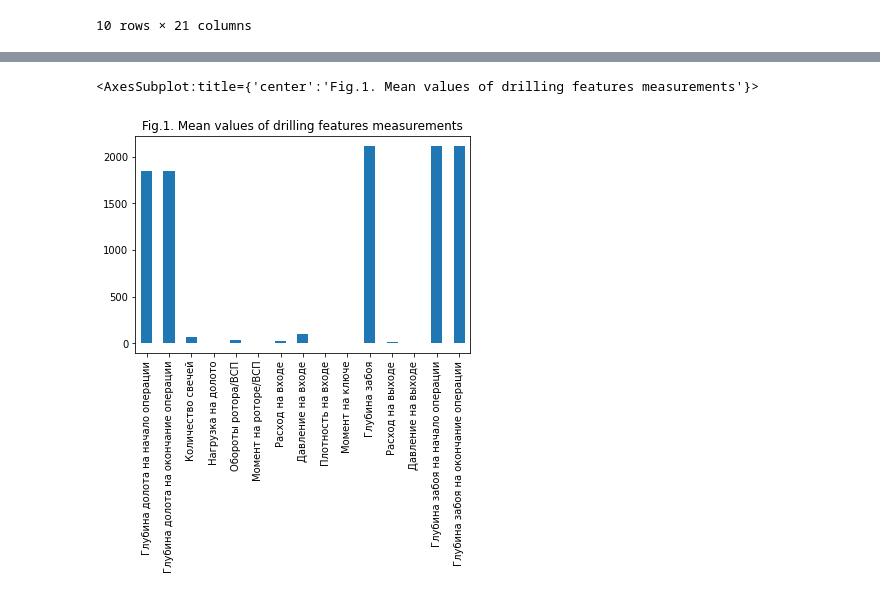
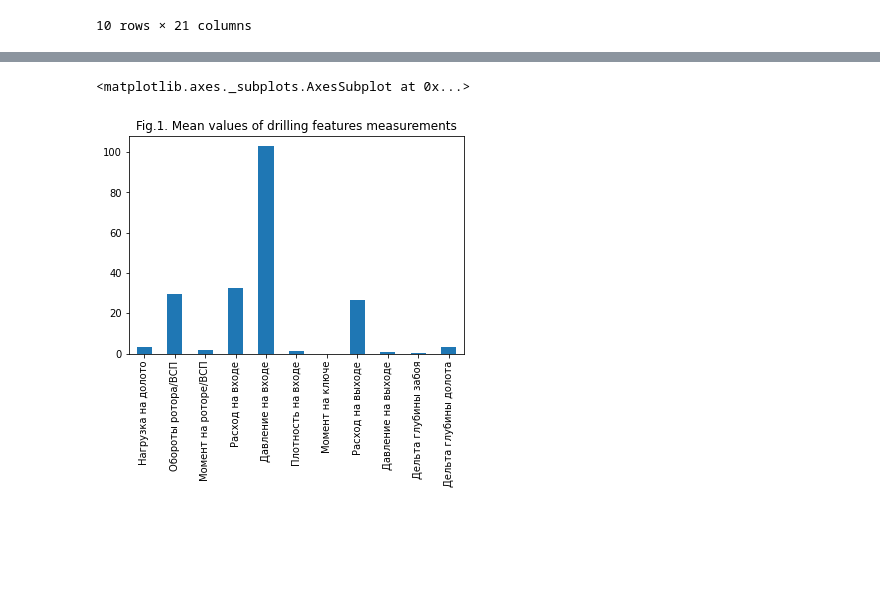
Before and after one commit to vokor/DrillingOperationsClassifier, a Jupyter notebook: models/DataPreprocessing.ipynb, the cells around one changed output, grey strips where cells are left out. Saved outputs shown, nothing was run; the diff lists cells and outputs as text; code cells hidden in the pictures; blank space fills up the shorter version.

```diff
--- a/models/DataPreprocessing.ipynb
+++ b/models/DataPreprocessing.ipynb
@@ -13,8 +13,7 @@ from matplotlib.colors import ListedColormap
 import warnings
 warnings.filterwarnings('ignore')
 # %%
-data = pd.read_csv('/home/vladimir/ML/data/drilling_data.csv')
-data['Буровая площадка'] = np.random.randint(6, size=2237)
+data = pd.read_csv('drilling_data.csv')
 data.head(10)
 # %% [output]
 |  | Дата | Начало (время) | Окончание (время) | Длительность (мин) | Глубина долота на начало операции | ... |
@@ -49,3 +48,6 @@ data.isnull().sum()
 Операция                                0
 Буровая площадка                        0
 dtype: int64
+# %%
+data['Дельта глубины забоя'] = data['Глубина забоя на окончание операции'] - data['Глубина забоя на начало операции']
+data['Дельта глубины долота'] = data['Глубина долота на окончание операции'] - data['Глубина долота на начало операции']
@@ -52,13 +125,11 @@ dtype: int64
 # %%
-gtr_features = ['Глубина долота на начало операции', 'Глубина долота на окончание операции',
-             'Количество свечей', 'Нагрузка на долото', 'Обороты ротора/ВСП', 'Момент на роторе/ВСП', 'Расход на входе', 'Давление на входе', 'Плотность на входе',
-             'Момент на ключе', 'Глубина забоя', 'Расход на выходе', 'Давление на выходе',
-             'Глубина забоя на начало операции', 'Глубина забоя на окончание операции']
+gtr_features = ['Нагрузка на долото', 'Обороты ротора/ВСП', 'Момент на роторе/ВСП', 'Расход на входе', 'Давление на входе', 'Плотность на входе',
+             'Момент на ключе', 'Расход на выходе', 'Давление на выходе', 'Дельта глубины забоя', 'Дельта глубины долота']
 feature_vectors = data[gtr_features]
 feature_vectors.mean().plot(kind='bar',title='Fig.1. Mean values of drilling features measurements')
 # %% [output]
-<AxesSubplot:title={'center':'Fig.1. Mean values of drilling features measurements'}>
+<matplotlib.axes._subplots.AxesSubplot at 0x...>
-[figure, old version]
+[figure, new version]
 # %%
 box_pal = sns.color_palette(['turquoise','darkcyan'])
 
```
Also changed, not shown: parts of 15 cells of this notebook, 8 other files.
